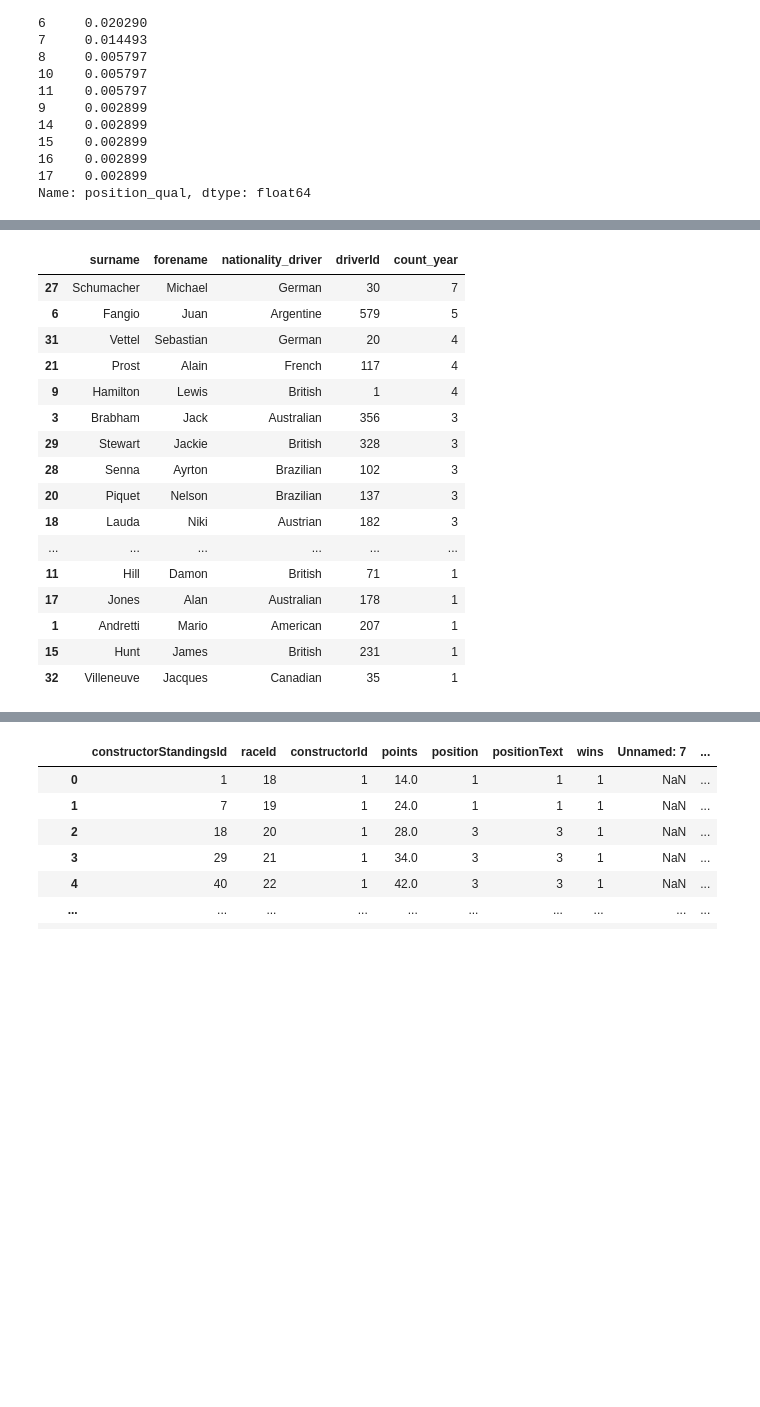
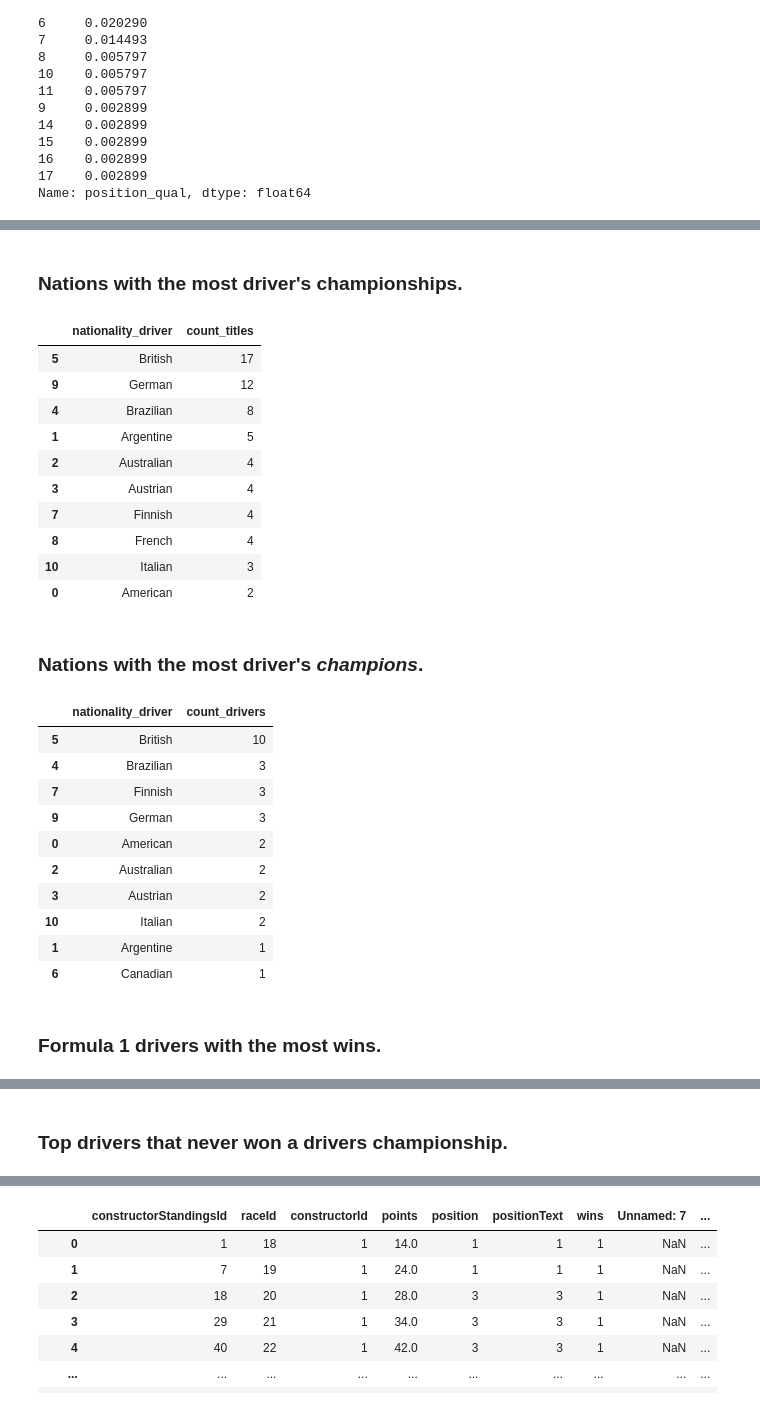
Before and after one commit to BenWS/formula1-analysis, a Jupyter notebook: Miscellaneous.ipynb, the cells around one changed output, grey strips where cells are left out. Cells and saved outputs as stored; diff of their text form; code cells hidden in the pictures; blank space fills up the shorter version.

```diff
--- a/Miscellaneous.ipynb
+++ b/Miscellaneous.ipynb
@@ -146,57 +182,75 @@ df_constructors.groupby('nationality',as_index=False)\
 # %%
 # get driver, season, total points
-
 df_tmp = df_driverStandings \
   .merge(df_results, on=['raceId','driverId'],suffixes=['_standing','_result']) \
   .merge(df_races, on='raceId', suffixes=['_standing','_race'])\
   .merge(df_drivers, on='driverId',suffixes=['_standing','_driver'])\
   .merge(df_constructors, on='constructorId',suffixes=['_driver','_constructor'])
 
 df_tmp2 = df_tmp.groupby(['year'], as_index=False).agg({'points_standing':'max'})
 
 df_tmp3 = df_tmp.merge(df_tmp2, on=['year','points_standing'])\
   .drop_duplicates(subset=['year','points_standing','driverId'],keep='first')
 
-# which driver has the most titles?
+# which drivers have the most titles?
 df_tmp4 = df_tmp3.groupby(['surname','forename','nationality_driver','driverId'], as_index=False)\
   .agg(count_year = pd.NamedAgg(column='year',aggfunc='count'))\
   .sort_values(by='count_year', ascending=False)
 
-df_tmp4
+# which nations have the most driver's titles?
+df_tmp5 = df_tmp4.groupby('nationality_driver',as_index=False)\
+  .agg(count_titles = pd.NamedAgg(column='count_year',aggfunc='sum'))\
+  .sort_values(by='count_titles',ascending=False)[:10]
 
-# # which nation has the most driver's titles?
-df_tmp4.groupby('nationality_driver',as_index=False)\
-  .agg(count_nation = pd.NamedAgg(column='count_year',aggfunc='sum'))\
-  .sort_values(by='count_nation',ascending=False)\
+# from IPython.display import display,Markdown
+display(Markdown('### Nations with the most driver\'s championships.'))
+display(df_tmp5)
 
-# # which nation has the most driver champions?
-df_tmp4.groupby('nationality_driver',as_index=False)\
+# which nations have the most driver champions?
+df_tmp5 = df_tmp4.groupby('nationality_driver',as_index=False)\
   .agg(count_drivers=pd.NamedAgg(column='driverId',aggfunc='nunique'))\
-  .sort_values(by='count_drivers',ascending=False)
+  .sort_values(by='count_drivers',ascending=False)[:10]
 
-# # which driver has won the most races in all history?
+display(Markdown('### Nations with the most driver\'s *champions*.'))
+display(df_tmp5)
+
+# which drivers has won the most races in all Formula One history?
 df_driver_wins = df_tmp[df_tmp.position_result==1]\
   .groupby(['driverId','surname','forename'],as_index=False)\
   .agg(count_wins=pd.NamedAgg(column='raceId',aggfunc='nunique'))\
   .sort_values(by='count_wins',ascending=False)
 
-# # who are winning drivers that never won a driver's championship?
-df_driver_wins[~df_driver_wins.driverId.isin(df_tmp3.driverId.values)]
+display(Markdown('### Formula 1 drivers with the most wins. '))
+display(df_driver_wins[:10])
+
+# who are winning drivers that never won a driver's championship?
+df_tmp5 = df_driver_wins[~df_driver_wins.driverId.isin(df_tmp3.driverId.values)]
+
+display(Markdown('### Top drivers that never won a driver''s championship.'))
+display(df_tmp5[:10])
 # %% [output]
+### Nations with the most driver's championships.
-|  | surname | forename | nationality_driver | driverId | count_year |
-| 27 | Schumacher | Michael | German | 30 | 7 |
-| 6 | Fangio | Juan | Argentine | 579 | 5 |
-| 31 | Vettel | Sebastian | German | 20 | 4 |
-| 21 | Prost | Alain | French | 117 | 4 |
-| 9 | Hamilton | Lewis | British | 1 | 4 |
-| 3 | Brabham | Jack | Australian | 356 | 3 |
-| 29 | Stewart | Jackie | British | 328 | 3 |
-| 28 | Senna | Ayrton | Brazilian | 102 | 3 |
-| 20 | Piquet | Nelson | Brazilian | 137 | 3 |
-| 18 | Lauda | Niki | Austrian | 182 | 3 |
-| ... | ... | ... | ... | ... | ... |
-| 11 | Hill | Damon | British | 71 | 1 |
-| 17 | Jones | Alan | Australian | 178 | 1 |
-| 1 | Andretti | Mario | American | 207 | 1 |
-| 15 | Hunt | James | British | 231 | 1 |
-| 32 | Villeneuve | Jacques | Canadian | 35 | 1 |
+|  | nationality_driver | count_titles |
+| 5 | British | 17 |
+| 9 | German | 12 |
+| 4 | Brazilian | 8 |
+| 1 | Argentine | 5 |
+| 2 | Australian | 4 |
+| 3 | Austrian | 4 |
+| 7 | Finnish | 4 |
+| 8 | French | 4 |
+| 10 | Italian | 3 |
+| 0 | American | 2 |
+### Nations with the most driver's *champions*.
+|  | nationality_driver | count_drivers |
+| 5 | British | 10 |
+| 4 | Brazilian | 3 |
+| 7 | Finnish | 3 |
+| 9 | German | 3 |
+| 0 | American | 2 |
+| 2 | Australian | 2 |
+| 3 | Austrian | 2 |
+| 10 | Italian | 2 |
+| 1 | Argentine | 1 |
+| 6 | Canadian | 1 |
+### Formula 1 drivers with the most wins.
@@ -202,0 +268 @@ df_driver_wins[~df_driver_wins.driverId.isin(df_tmp3.driverId.values)]
+### Top drivers that never won a drivers championship.
```
Also changed, not shown: parts of 6 cells of this notebook, 1 other file.
